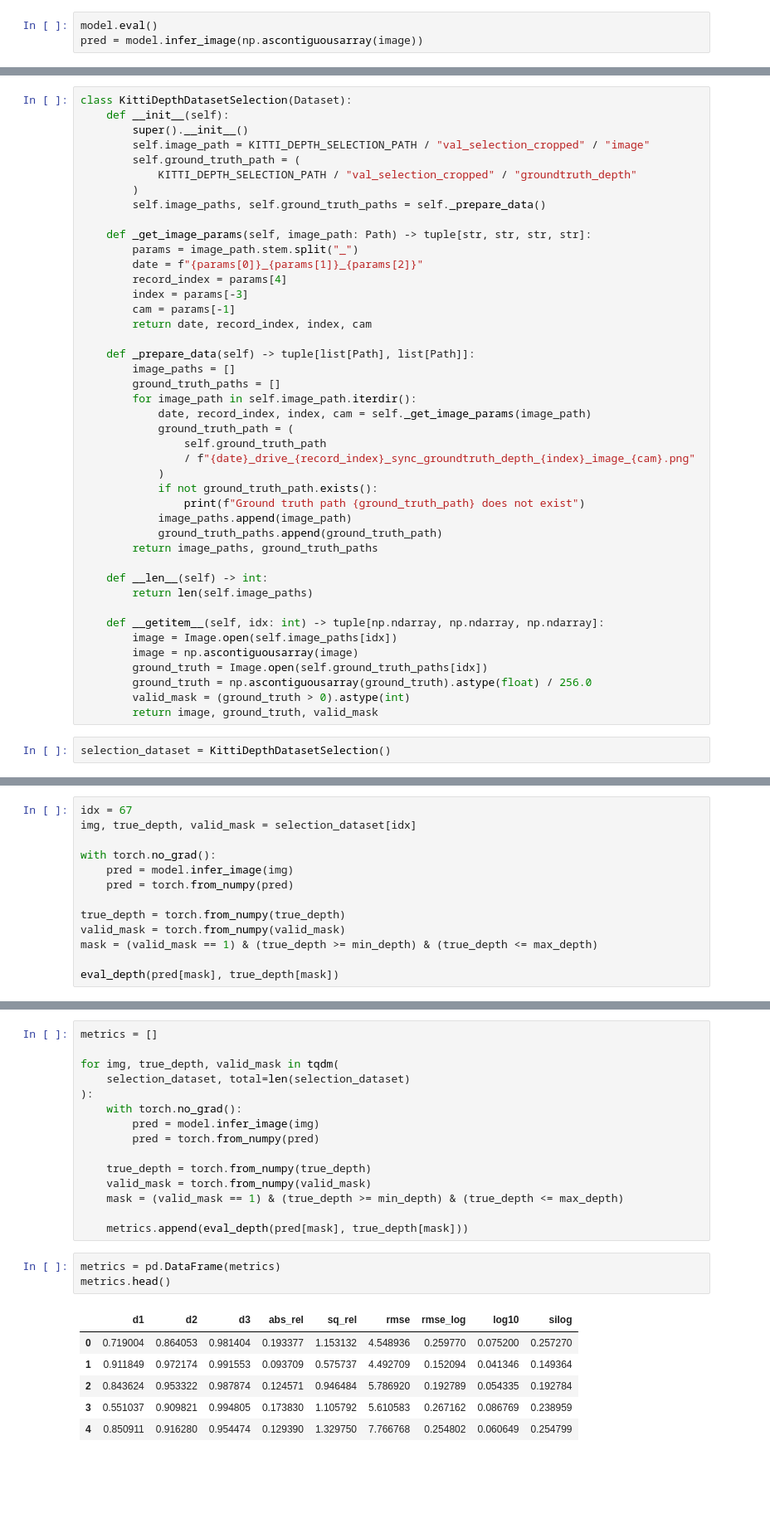
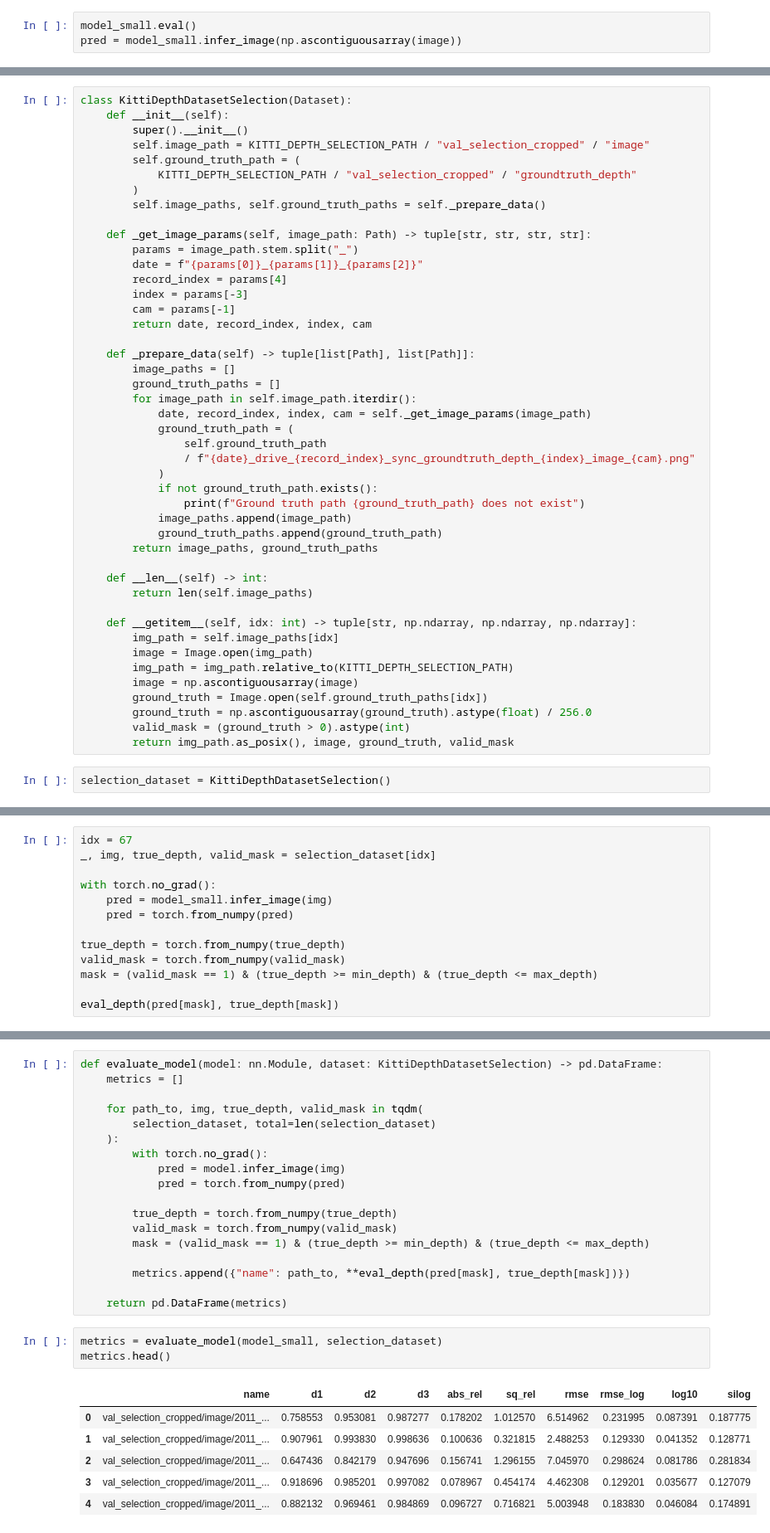
Before and after one commit to someilay/dmb, a Jupyter notebook: notebooks/depth_anything_infer.ipynb, the cells around one changed output, grey strips where cells are left out. Shown at 83% size. Cells and saved outputs as stored; diff of their text form; blank space fills up the shorter version.

```diff
--- a/notebooks/depth_anything_infer.ipynb
+++ b/notebooks/depth_anything_infer.ipynb
@@ -156,8 +198,8 @@ display(image.resize((512, 512)))
 # %% [output]
 [figure]
 # %%
-model.eval()
-pred = model.infer_image(np.ascontiguousarray(image))
+model_small.eval()
+pred = model_small.infer_image(np.ascontiguousarray(image))
 # %%
 depth_img = Image.fromarray(colorize(pred))
 display(depth_img.resize((512, 512)))
@@ -201,13 +243,15 @@ class KittiDepthDatasetSelection(Dataset):
     def __len__(self) -> int:
         return len(self.image_paths)
 
-    def __getitem__(self, idx: int) -> tuple[np.ndarray, np.ndarray, np.ndarray]:
-        image = Image.open(self.image_paths[idx])
+    def __getitem__(self, idx: int) -> tuple[str, np.ndarray, np.ndarray, np.ndarray]:
+        img_path = self.image_paths[idx]
+        image = Image.open(img_path)
+        img_path = img_path.relative_to(KITTI_DEPTH_SELECTION_PATH)
         image = np.ascontiguousarray(image)
         ground_truth = Image.open(self.ground_truth_paths[idx])
         ground_truth = np.ascontiguousarray(ground_truth).astype(float) / 256.0
         valid_mask = (ground_truth > 0).astype(int)
-        return image, ground_truth, valid_mask
+        return img_path.as_posix(), image, ground_truth, valid_mask
 # %%
 selection_dataset = KittiDepthDatasetSelection()
 # %%
@@ -236,10 +280,10 @@ def eval_depth(pred: torch.Tensor, target: torch.Tensor) -> dict[str, float]:
             'rmse': rmse.item(), 'rmse_log': rmse_log.item(), 'log10':log10.item(), 'silog':silog.item()}
 # %%
 idx = 67
-img, true_depth, valid_mask = selection_dataset[idx]
+_, img, true_depth, valid_mask = selection_dataset[idx]
 
 with torch.no_grad():
-    pred = model.infer_image(img)
+    pred = model_small.infer_image(img)
     pred = torch.from_numpy(pred)
 
 true_depth = torch.from_numpy(true_depth)
@@ -269,25 +313,28 @@ Image.fromarray(depth_colorized.astype("uint8"))
 # %%
-metrics = []
+def evaluate_model(model: nn.Module, dataset: KittiDepthDatasetSelection) -> pd.DataFrame:
+    metrics = []
 
-for img, true_depth, valid_mask in tqdm(
-    selection_dataset, total=len(selection_dataset)
-):
-    with torch.no_grad():
-        pred = model.infer_image(img)
-        pred = torch.from_numpy(pred)
+    for path_to, img, true_depth, valid_mask in tqdm(
+        selection_dataset, total=len(selection_dataset)
+    ):
+        with torch.no_grad():
+            pred = model.infer_image(img)
+            pred = torch.from_numpy(pred)
 
-    true_depth = torch.from_numpy(true_depth)
-    valid_mask = torch.from_numpy(valid_mask)
-    mask = (valid_mask == 1) & (true_depth >= min_depth) & (true_depth <= max_depth)
+        true_depth = torch.from_numpy(true_depth)
+        valid_mask = torch.from_numpy(valid_mask)
+        mask = (valid_mask == 1) & (true_depth >= min_depth) & (true_depth <= max_depth)
 
-    metrics.append(eval_depth(pred[mask], true_depth[mask]))
+        metrics.append({"name": path_to, **eval_depth(pred[mask], true_depth[mask])})
+
+    return pd.DataFrame(metrics)
 # %%
-metrics = pd.DataFrame(metrics)
+metrics = evaluate_model(model_small, selection_dataset)
 metrics.head()
 # %% [output]
-|  | d1 | d2 | d3 | abs_rel | sq_rel | rmse | rmse_log | log10 | silog |
-| 0 | 0.719004 | 0.864053 | 0.981404 | 0.193377 | 1.153132 | 4.548936 | 0.259770 | 0.075200 | 0.257270 |
-| 1 | 0.911849 | 0.972174 | 0.991553 | 0.093709 | 0.575737 | 4.492709 | 0.152094 | 0.041346 | 0.149364 |
-| 2 | 0.843624 | 0.953322 | 0.987874 | 0.124571 | 0.946484 | 5.786920 | 0.192789 | 0.054335 | 0.192784 |
-| 3 | 0.551037 | 0.909821 | 0.994805 | 0.173830 | 1.105792 | 5.610583 | 0.267162 | 0.086769 | 0.238959 |
-| 4 | 0.850911 | 0.916280 | 0.954474 | 0.129390 | 1.329750 | 7.766768 | 0.254802 | 0.060649 | 0.254799 |
+|  | name | d1 | d2 | d3 | abs_rel | sq_rel | rmse | rmse_log | log10 | silog |
+| 0 | val_selection_cropped/image/2011_... | 0.758553 | 0.953081 | 0.987277 | 0.178202 | 1.012570 | 6.514962 | 0.231995 | 0.087391 | 0.187775 |
+| 1 | val_selection_cropped/image/2011_... | 0.907961 | 0.993830 | 0.998636 | 0.100636 | 0.321815 | 2.488253 | 0.129330 | 0.041352 | 0.128771 |
+| 2 | val_selection_cropped/image/2011_... | 0.647436 | 0.842179 | 0.947696 | 0.156741 | 1.296155 | 7.045970 | 0.298624 | 0.081786 | 0.281834 |
+| 3 | val_selection_cropped/image/2011_... | 0.918696 | 0.985201 | 0.997082 | 0.078967 | 0.454174 | 4.462308 | 0.129201 | 0.035677 | 0.127079 |
+| 4 | val_selection_cropped/image/2011_... | 0.882132 | 0.969461 | 0.984869 | 0.096727 | 0.716821 | 5.003948 | 0.183830 | 0.046084 | 0.174891 |
```
Also changed, not shown: parts of 16 cells of this notebook.
